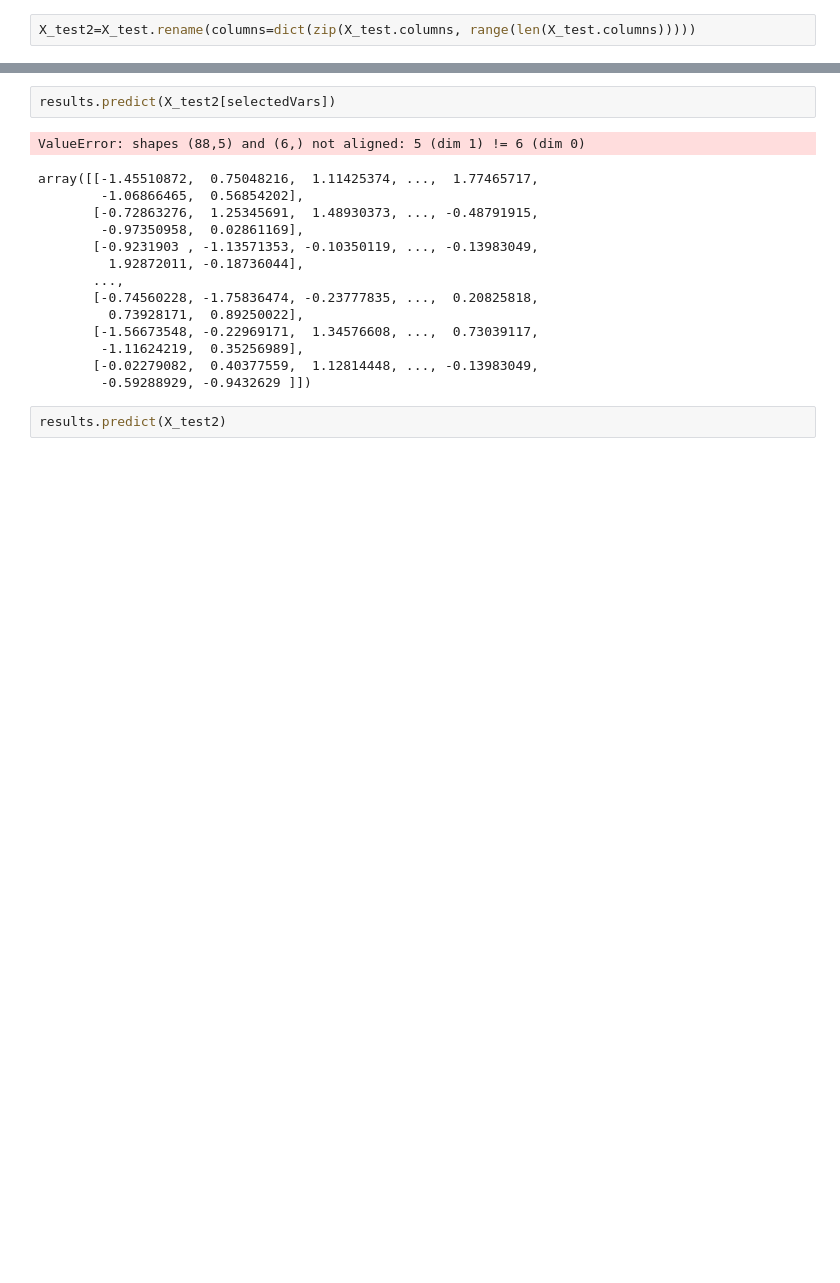
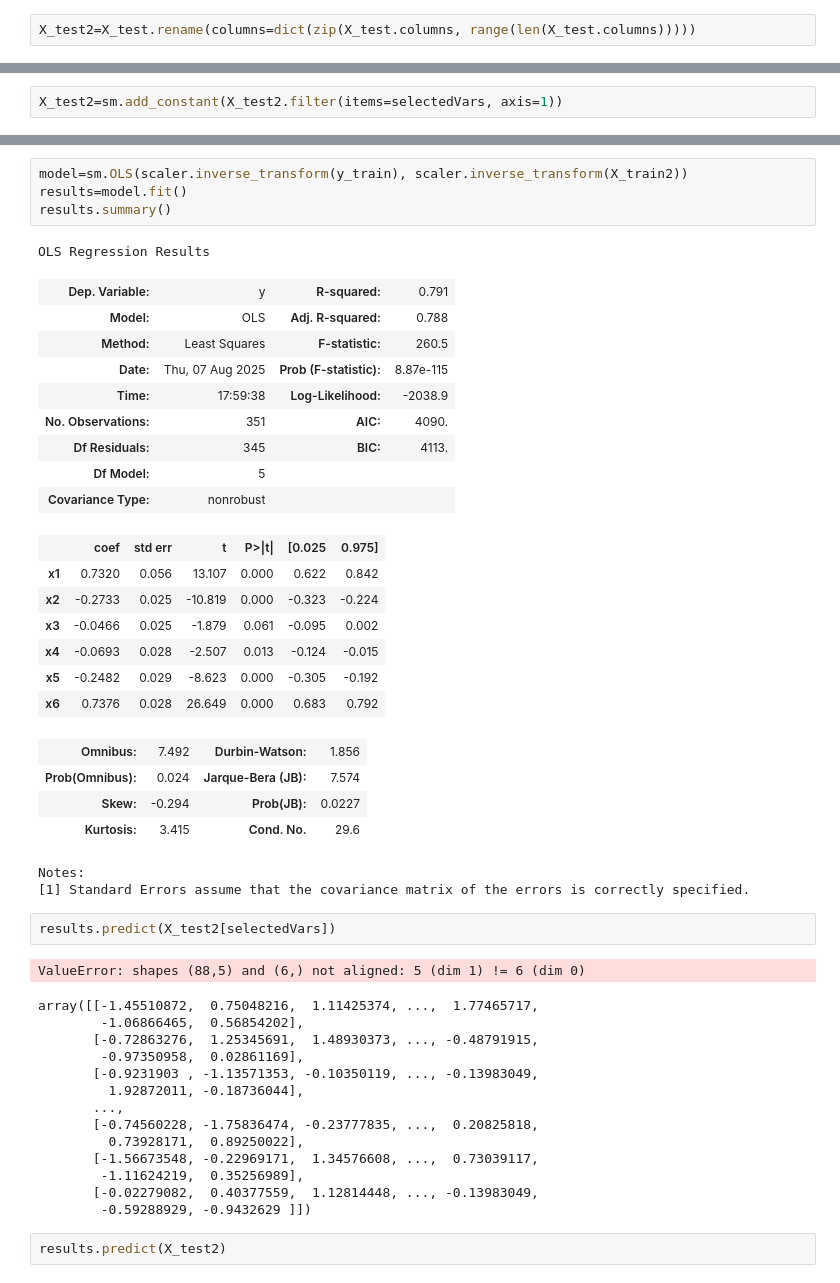
Before and after one commit to 318281029SBH/Escuela, a Jupyter notebook: GWeatherLinearRegression.ipynb, the cells around one changed output, grey strips where cells are left out. Saved outputs shown, nothing was run; the diff lists cells and outputs as text; blank space fills up the shorter version.

```diff
--- a/GWeatherLinearRegression.ipynb
+++ b/GWeatherLinearRegression.ipynb
@@ -307,0 +319,2 @@ array([-7.97972799e-17, -2.73267598e-01, -4.66283116e-02, -6.92826394e-02,
+# %%
+X_test2=sm.add_constant(X_test2.filter(items=selectedVars, axis=1))
@@ -310,3 +371,31 @@ inverse_transform(results.params)
+# %%
+model=sm.OLS(scaler.inverse_transform(y_train), scaler.inverse_transform(X_train2))
+results=model.fit()
+results.summary()
+# %% [output]
+OLS Regression Results
+| Dep. Variable: | y | R-squared: | 0.791 |
+| Model: | OLS | Adj. R-squared: | 0.788 |
+| Method: | Least Squares | F-statistic: | 260.5 |
+| Date: | Thu, 07 Aug 2025 | Prob (F-statistic): | 8.87e-115 |
+| Time: | 17:59:38 | Log-Likelihood: | -2038.9 |
+| No. Observations: | 351 | AIC: | 4090. |
+| Df Residuals: | 345 | BIC: | 4113. |
+| Df Model: | 5 |  |  |
+| Covariance Type: | nonrobust |  |  |
+|  | coef | std err | t | P>|t| | [0.025 | 0.975] |
+| x1 | 0.7320 | 0.056 | 13.107 | 0.000 | 0.622 | 0.842 |
+| x2 | -0.2733 | 0.025 | -10.819 | 0.000 | -0.323 | -0.224 |
+| x3 | -0.0466 | 0.025 | -1.879 | 0.061 | -0.095 | 0.002 |
+| x4 | -0.0693 | 0.028 | -2.507 | 0.013 | -0.124 | -0.015 |
+| x5 | -0.2482 | 0.029 | -8.623 | 0.000 | -0.305 | -0.192 |
+| x6 | 0.7376 | 0.028 | 26.649 | 0.000 | 0.683 | 0.792 |
+| Omnibus: | 7.492 | Durbin-Watson: | 1.856 |
+| Prob(Omnibus): | 0.024 | Jarque-Bera (JB): | 7.574 |
+| Skew: | -0.294 | Prob(JB): | 0.0227 |
+| Kurtosis: | 3.415 | Cond. No. | 29.6 |
+Notes:
+[1] Standard Errors assume that the covariance matrix of the errors is correctly specified.
 # %%
 results.predict(X_test2[selectedVars])
 # %% [output]
```
Also changed, not shown: parts of 17 cells of this notebook.
